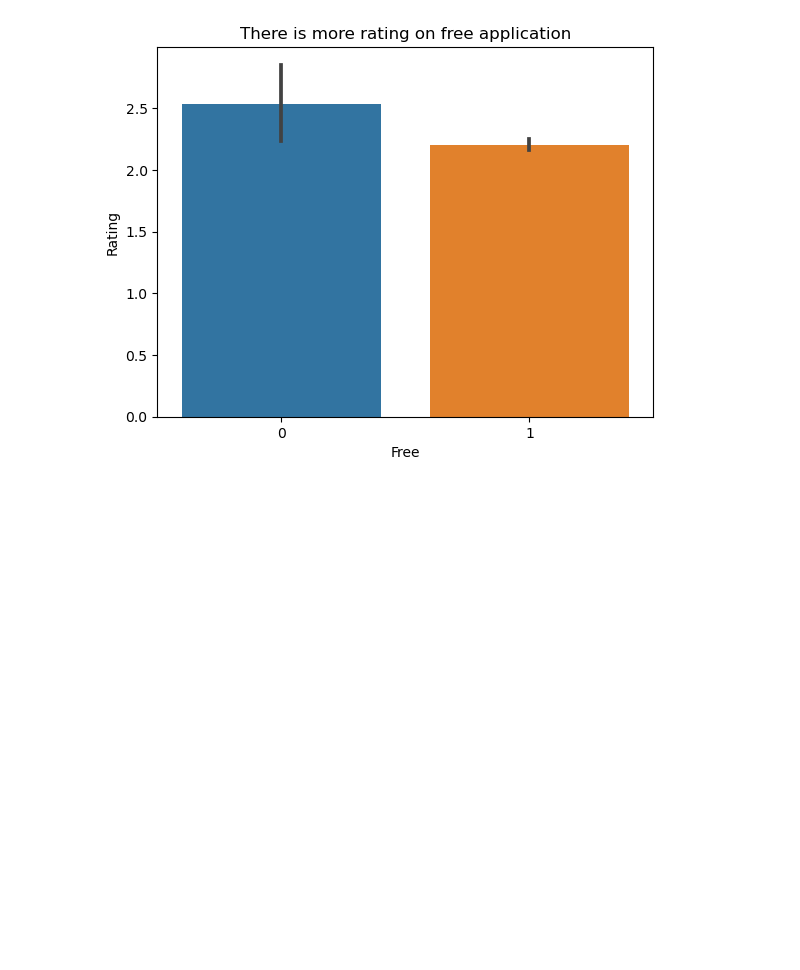
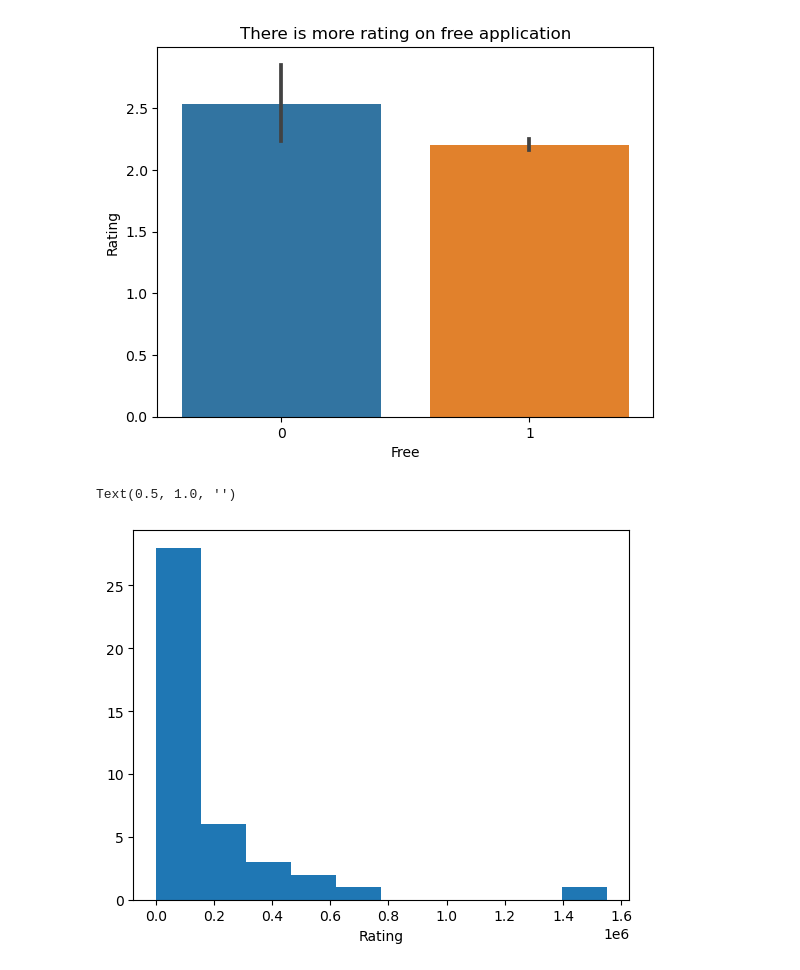
Before and after one commit to LouLan99/User-Rating-Prediction-Model, a Jupyter notebook: notebooks/01-data-loading-cleaning copy.ipynb, the cells around one changed output. Saved outputs shown, nothing was run; the diff lists cells and outputs as text; code cells hidden in the pictures; blank space fills up the shorter version.

Commit message:
New graph for EDA

```diff
--- a/notebooks/01-data-loading-cleaning copy.ipynb
+++ b/notebooks/01-data-loading-cleaning copy.ipynb
@@ -551,3 +551,11 @@ plt.title('There is more rating on free application')
 # %% [output]
 Text(0.5, 1.0, 'There is more rating on free application')
 [figure]
+# %%
+df.groupby('Rating')['Maximum Installs'].mean().plot(kind='hist')
+plt.xlabel('Rating')
+plt.ylabel('')
+plt.title('')
+# %% [output]
+Text(0.5, 1.0, '')
+[figure, added]
```
Also changed, not shown: parts of 2 cells of this notebook.
